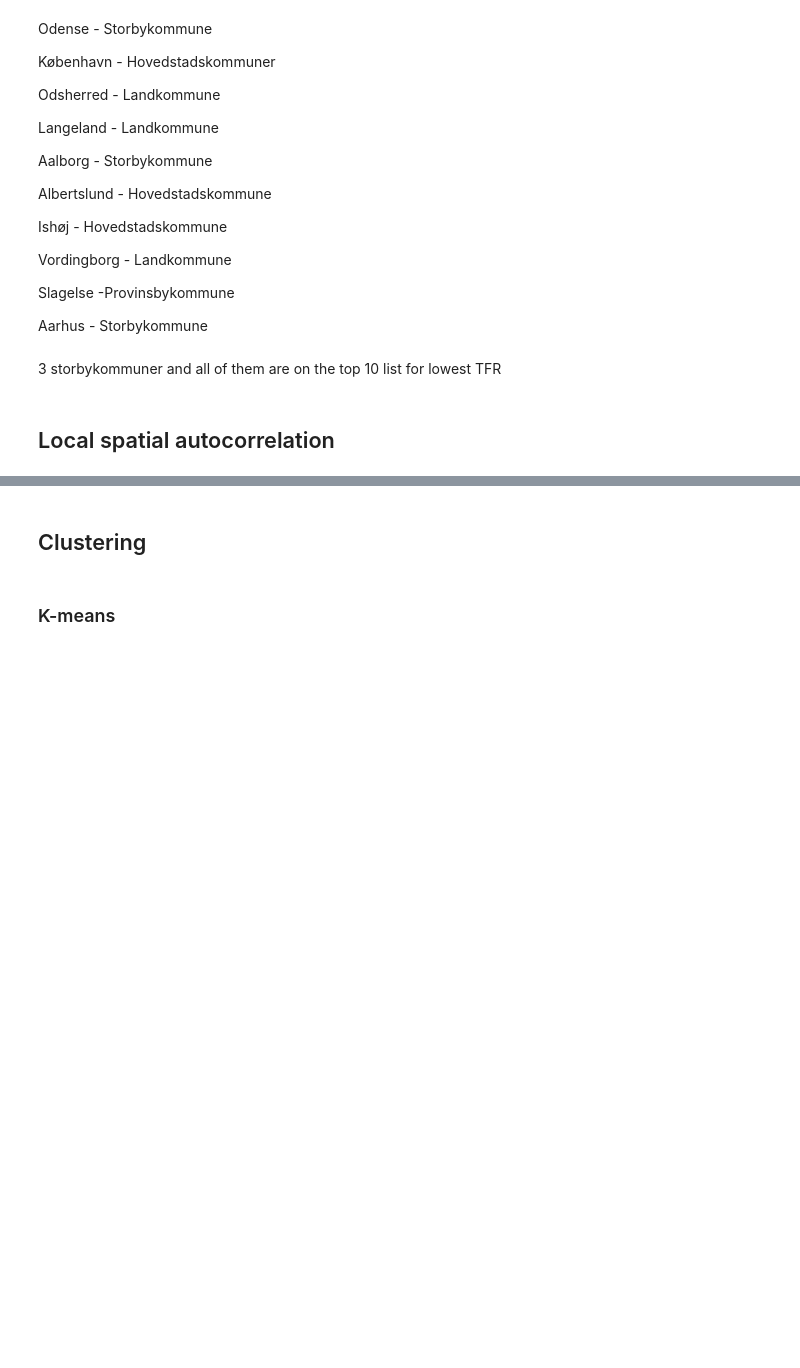
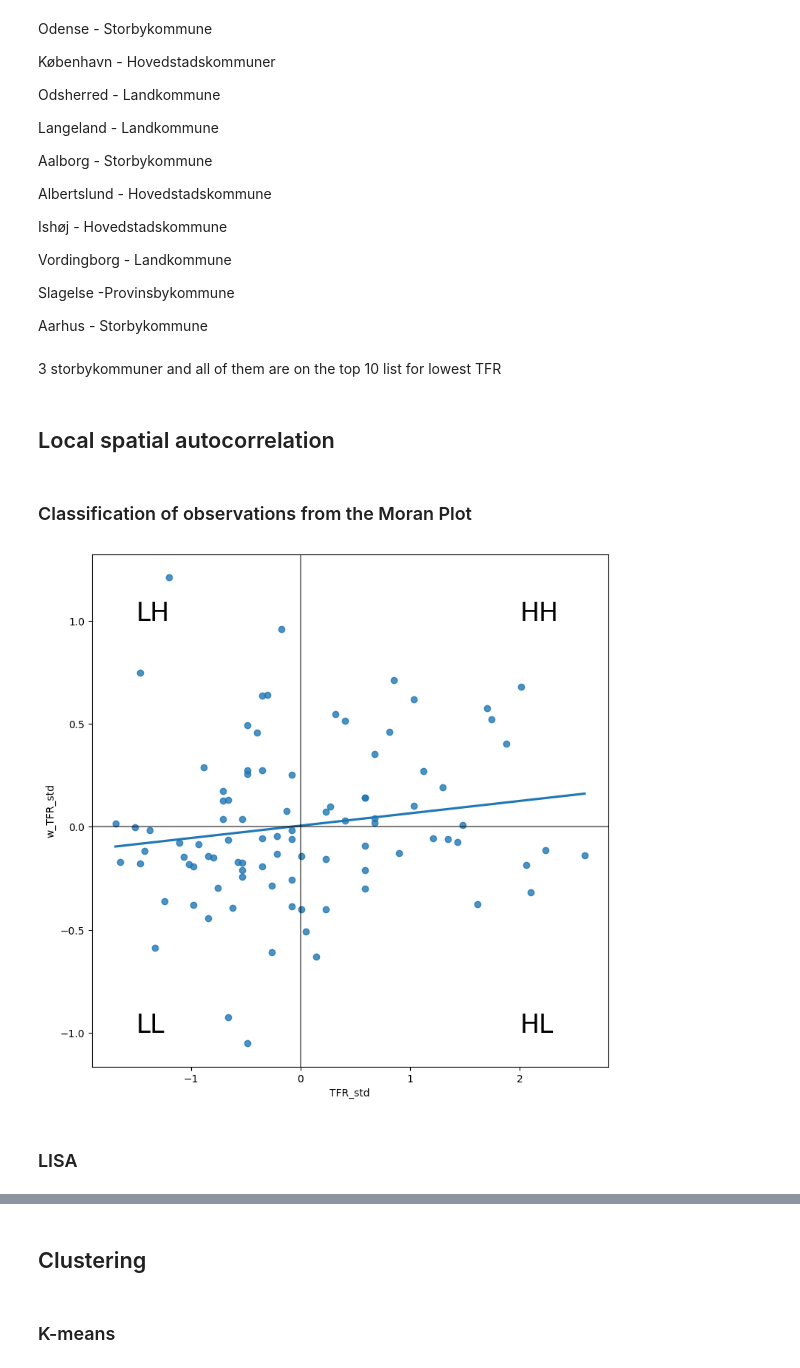
Before and after one commit to agnesutovaite/geospatial, a Jupyter notebook: project_notebook copy.ipynb, the cells around one changed output, grey strips where cells are left out. Saved outputs shown, nothing was run; the diff lists cells and outputs as text; code cells hidden in the pictures; blank space fills up the shorter version.

```diff
--- a/project_notebook copy.ipynb
+++ b/project_notebook copy.ipynb
@@ -942,0 +941,22 @@ Aarhus - Storbykommune
+# %% [markdown]
+### Classification of observations from the Moran Plot
+# %%
+# Lets see where each of the 4 groups (HH, LL, HL, LH) fall into the Moran Plot:
+
+# Setup the figure and axis
+f, ax = plt.subplots(1, figsize=(9, 9))
+# Plot values
+sns.regplot(x='TFR_std', y='w_TFR_std', data=gdf, ci=None)
+# Add vertical and horizontal lines
+plt.axvline(0, c='k', alpha=0.5)
+plt.axhline(0, c='k', alpha=0.5)
+plt.text(2, 1, "HH", fontsize=25)
+plt.text(2, -1, "HL", fontsize=25)
+plt.text(-1.5, 1, "LH", fontsize=25)
+plt.text(-1.5, -1, "LL", fontsize=25)
+# Display
+plt.show()
+# %% [output]
+[figure, added]
+# %% [markdown]
+### LISA
```
Also changed, not shown: parts of 10 cells of this notebook, 1 other file.
